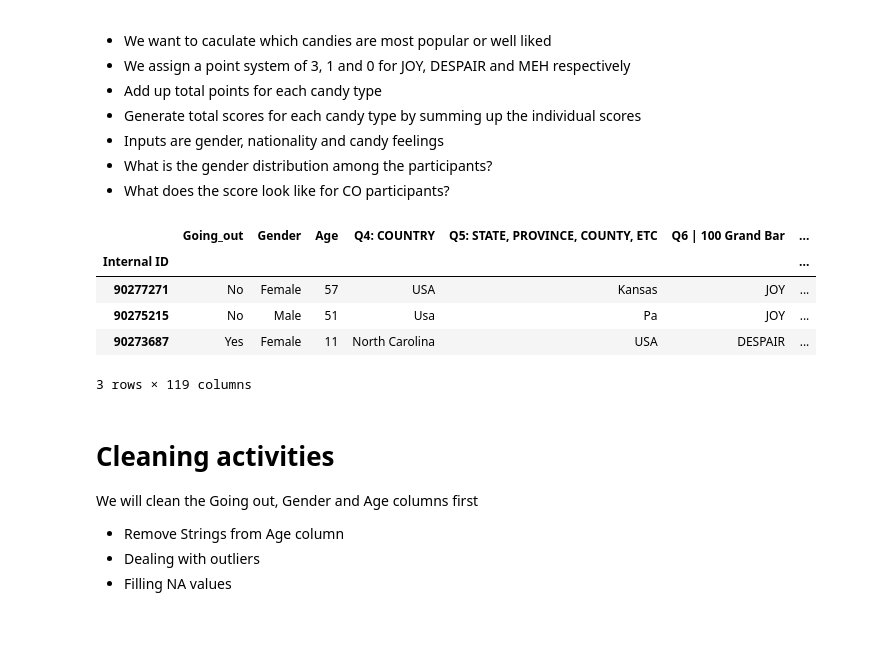
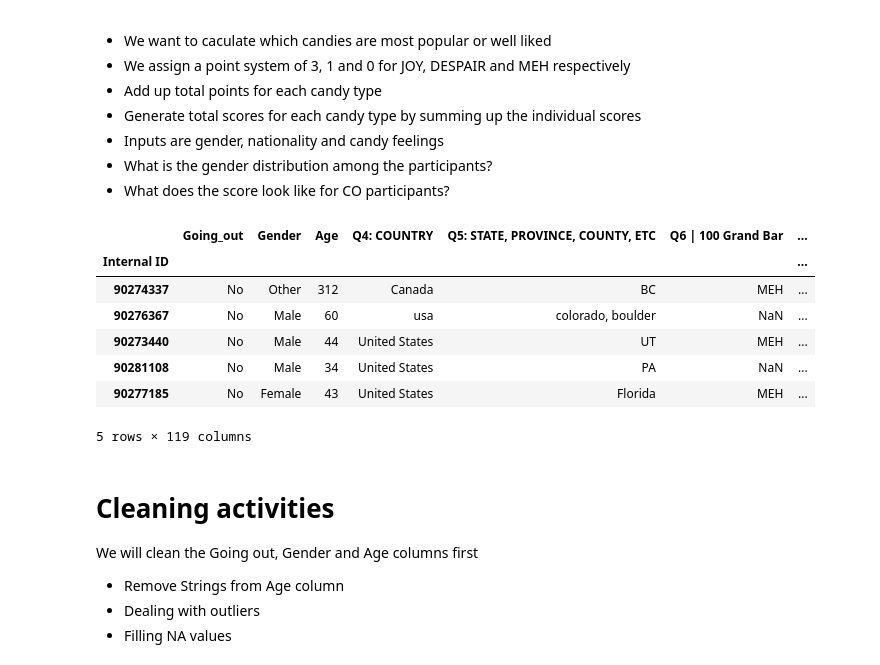
Before and after one commit to JingxiuHu/CandyHierarchyDataCleanUp, a Jupyter notebook: Presentation.ipynb, the cells around one changed output. Cells and saved outputs as stored; diff of their text form; code cells hidden in the pictures; blank space fills up the shorter version.

```diff
--- a/Presentation.ipynb
+++ b/Presentation.ipynb
@@ -32,14 +32,16 @@ pd.set_option('display.max_columns', 50)
 candyData.set_index('Internal ID', inplace = True)
 candyData = candyData.rename(columns={'Q3: AGE': 'Age', 'Q1: GOING OUT?': 'Going_out', 'Q2: GENDER': 'Gender'} )
 # %%
-candyData.sample(3)
+candyData.sample(5)
 # %% [output]
 |  | Going_out | Gender | Age | Q4: COUNTRY | Q5: STATE, PROVINCE, COUNTY, ETC | Q6 | 100 Grand Bar | ... |
 | Internal ID |  |  |  |  |  |  | ... |
-| 90277271 | No | Female | 57 | USA | Kansas | JOY | ... |
-| 90275215 | No | Male | 51 | Usa | Pa | JOY | ... |
-| 90273687 | Yes | Female | 11 | North Carolina | USA | DESPAIR | ... |
+| 90274337 | No | Other | 312 | Canada | BC | MEH | ... |
+| 90276367 | No | Male | 60 | usa | colorado, boulder | NaN | ... |
+| 90273440 | No | Male | 44 | United States | UT | MEH | ... |
+| 90281108 | No | Male | 34 | United States | PA | NaN | ... |
+| 90277185 | No | Female | 43 | United States | Florida | MEH | ... |
-3 rows × 119 columns
+5 rows × 119 columns
 # %% [markdown]
 # Cleaning activities
 
```
Also changed, not shown: parts of 2 cells of this notebook.
